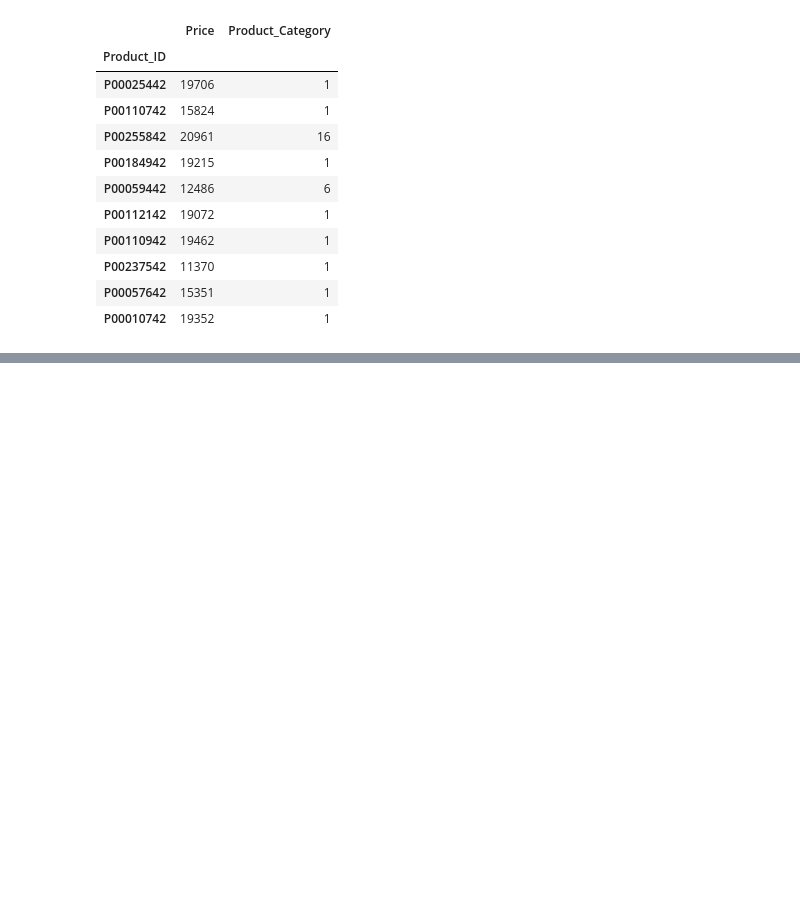
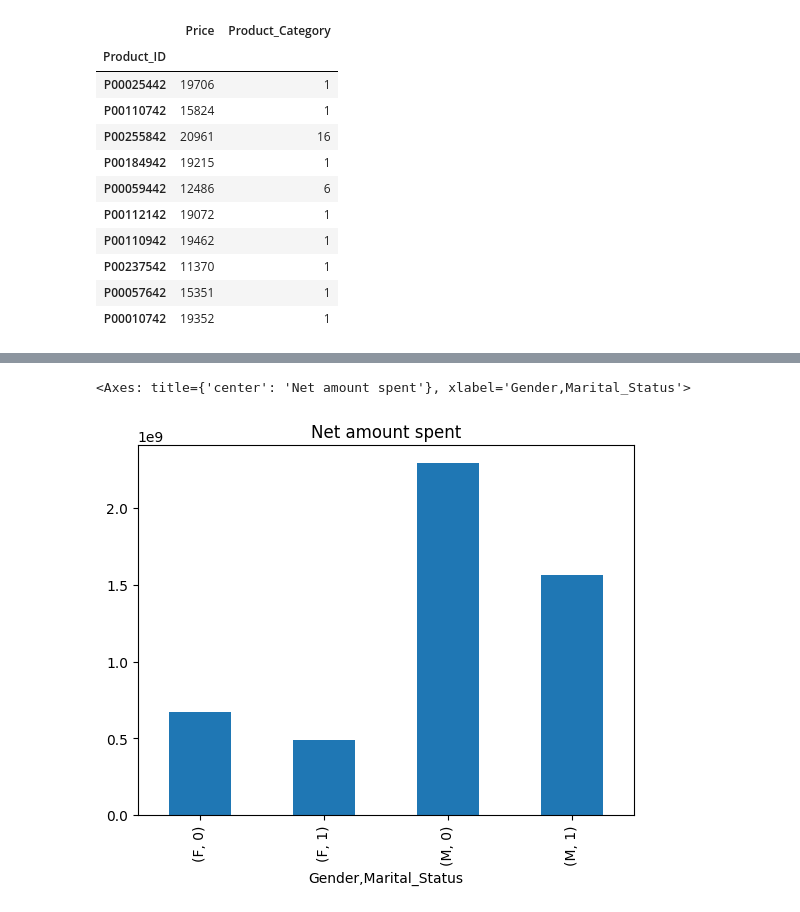
Before and after one commit to rishikeshpaulcode/Black-Friday-Sales-Analysis, a Jupyter notebook: black-friday-sales-analysis.ipynb, the cells around one changed output, grey strips where cells are left out. Drawn from its saved outputs; the diff is of its cells as text; code cells hidden in the pictures; blank space fills up the shorter version.

```diff
--- a/black-friday-sales-analysis.ipynb
+++ b/black-friday-sales-analysis.ipynb
@@ -527,0 +565,6 @@ Most profitable products:
+# %%
+demo_stats['sum'].plot(kind='bar',
+                       title='Net amount spent')
+# %% [output]
+<Axes: title={'center': 'Net amount spent'}, xlabel='Gender,Marital_Status'>
+[figure, added]
```
Also changed, not shown: parts of 6 cells of this notebook.
